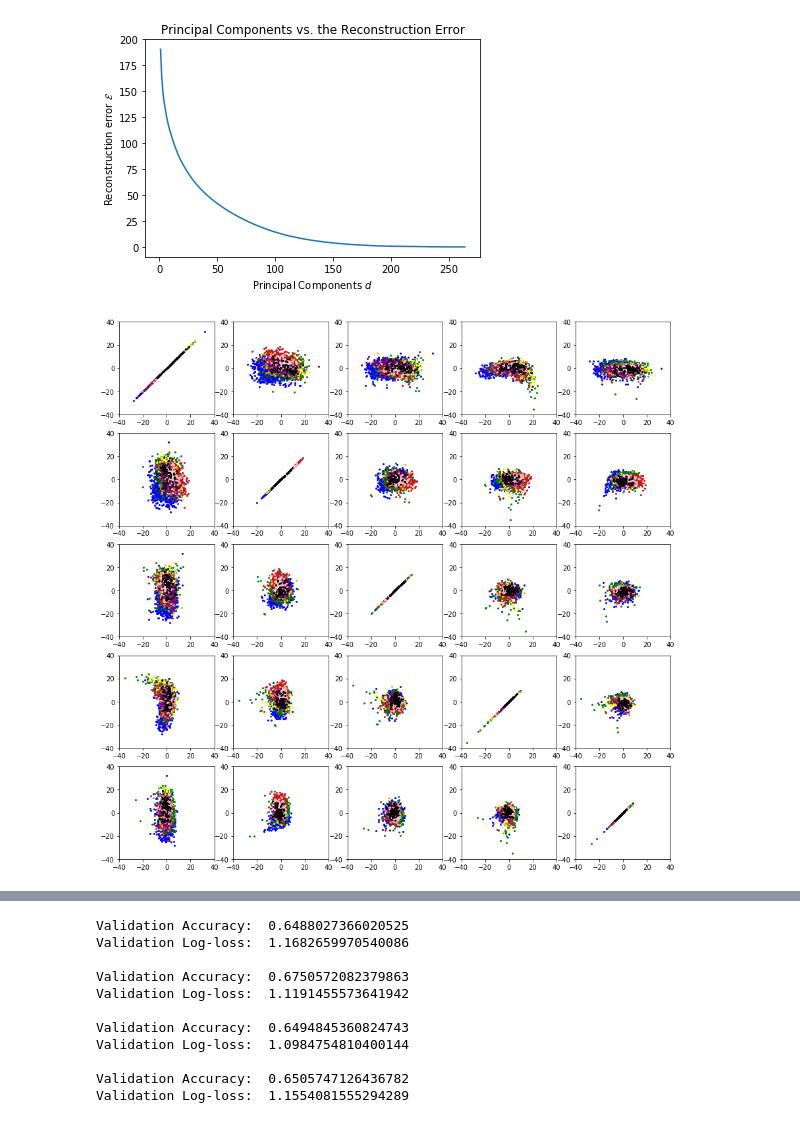
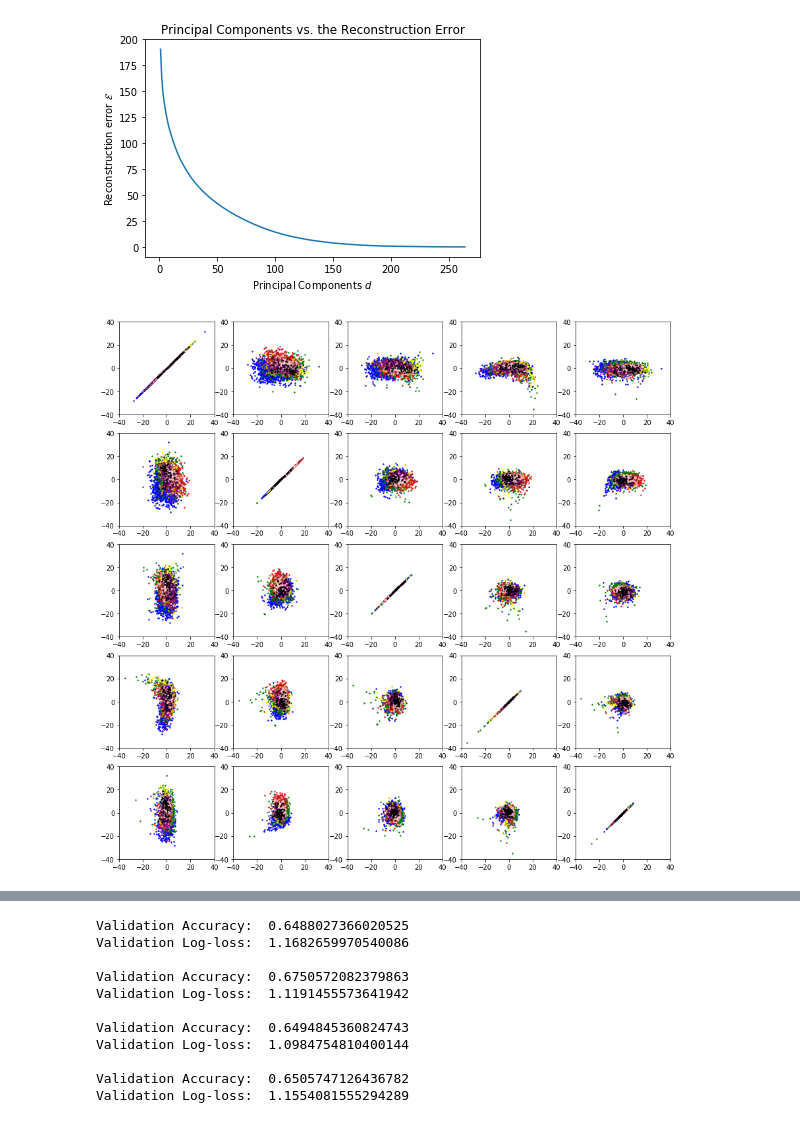
Before and after one commit to abdullahkhan93/MLBP-2018, a Jupyter notebook: Project Report.ipynb, the cells around one changed output, grey strips where cells are left out. Cells and saved outputs as stored; diff of their text form; code cells hidden in the pictures.

```diff
--- a/Project Report.ipynb
+++ b/Project Report.ipynb
@@ -259,21 +274,21 @@ plot_error(eigvalues, 264)
 # %%
 def plot_scatter(PCA, Z, Y):
     # get x for d = 10
     X_10d = np.matmul(PCA[:10, :], Z[:, :, None])[:, :, 0]
     colors = ['blue', 'green', 'red', 'yellow', 'orange', 'brown', 'gray', 'purple', 'pink', 'black']
     fig, axes = plt.subplots(5, 5)
     fig.set_figheight(15)
     fig.set_figwidth(15)
     for i in range(5):
         for j in range(5):
             for class_id in range(len(labels)):
                 axes[i, j].scatter(X_10d[np.where(Y == class_id + 1),i], X_10d[np.where(Y == class_id + 1),j],
-                                   marker = 'o', s = 4, c = colors[class_id], label = labels[i])
+                                   marker = 'o', s = 2, c = colors[class_id], label = labels[i])
                 axes[i, j].set_xlim([-40, 40])
                 axes[i, j].set_ylim([-40, 40])
     plt.show()
 
 
 plot_scatter(PCA, XTrainData, YTrainData)
 # %% [output]
-[figure, old version]
+[figure, new version]
```
Also changed, not shown: parts of 7 cells of this notebook.
